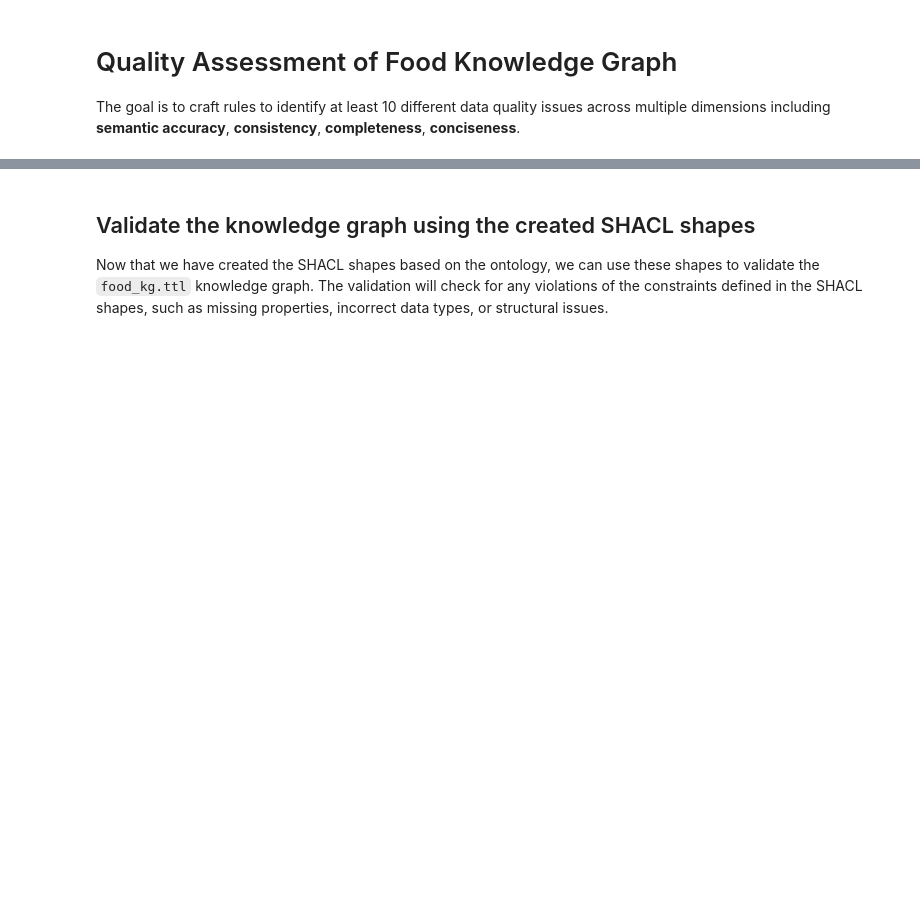
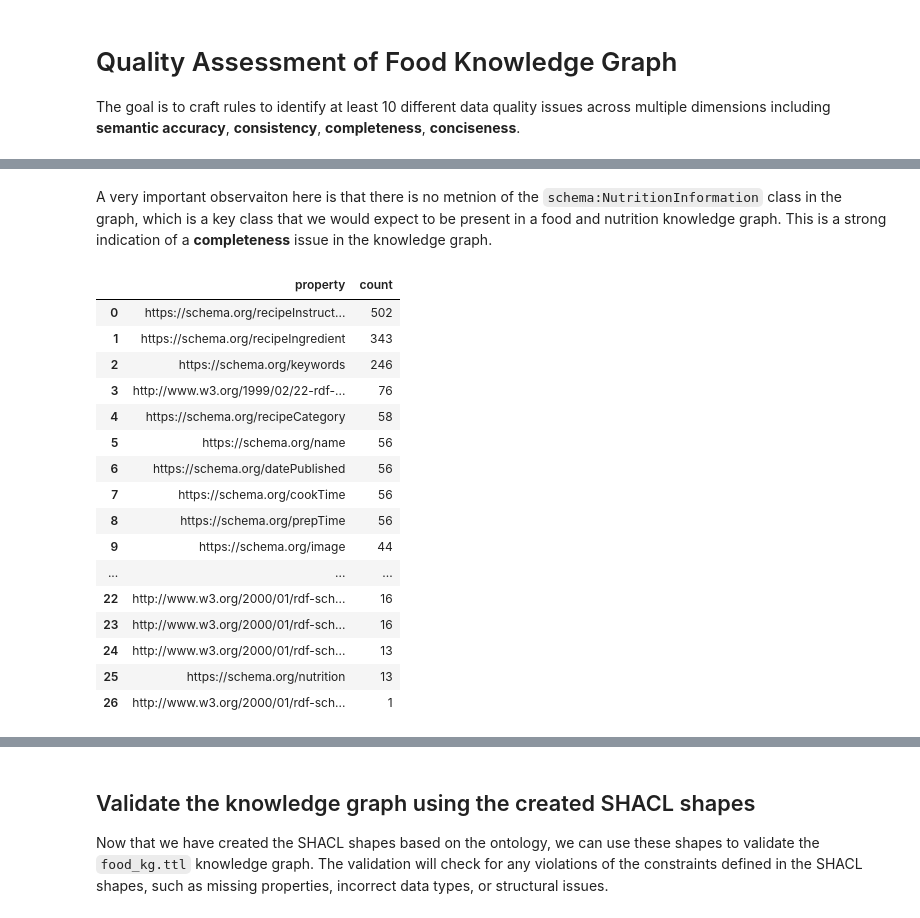
Before and after one commit to alexanderleonidas/fluffy-octo-spoon, a Jupyter notebook: kg_quality_assessment/food_kg_quality_assessnent.ipynb, the cells around one changed output, grey strips where cells are left out. Cells and saved outputs as stored; diff of their text form; code cells hidden in the pictures; blank space fills up the shorter version.

Commit message:
Add exploration and validation steps for food knowledge graph

```diff
--- a/kg_quality_assessment/food_kg_quality_assessnent.ipynb
+++ b/kg_quality_assessment/food_kg_quality_assessnent.ipynb
@@ -16,0 +18,3 @@ from collections import defaultdict
+# %%
+food_kg = Graph().parse("data/food_kg.ttl", format="ttl")
+print(f"Food KG contains {len(food_kg)} triples.")
@@ -16,0 +62,31 @@ from collections import defaultdict
+# %% [markdown]
+A very important observaiton here is that there is no metnion of the `schema:NutritionInformation` class in the graph, which is a key class that we would expect to be present in a food and nutrition knowledge graph. This is a strong indication of a **completeness** issue in the knowledge graph.
+# %%
+# Find the properties used in the knowledge graph and their frequency
+result = food_kg.query("""
+    SELECT ?property (COUNT(?property) as ?count) WHERE {
+        ?s ?property ?o.
+    }
+    GROUP BY ?property
+    ORDER BY DESC(?count)
+ """)
+df = pd.DataFrame(result.bindings)
+df
+# %% [output]
+|  | property | count |
+| 0 | https://schema.org/recipeInstruct... | 502 |
+| 1 | https://schema.org/recipeIngredient | 343 |
+| 2 | https://schema.org/keywords | 246 |
+| 3 | http://www.w3.org/1999/02/22-rdf-... | 76 |
+| 4 | https://schema.org/recipeCategory | 58 |
+| 5 | https://schema.org/name | 56 |
+| 6 | https://schema.org/datePublished | 56 |
+| 7 | https://schema.org/cookTime | 56 |
+| 8 | https://schema.org/prepTime | 56 |
+| 9 | https://schema.org/image | 44 |
+| ... | ... | ... |
+| 22 | http://www.w3.org/2000/01/rdf-sch... | 16 |
+| 23 | http://www.w3.org/2000/01/rdf-sch... | 16 |
+| 24 | http://www.w3.org/2000/01/rdf-sch... | 13 |
+| 25 | https://schema.org/nutrition | 13 |
+| 26 | http://www.w3.org/2000/01/rdf-sch... | 1 |
```
Also changed, not shown: parts of 11 cells of this notebook.
